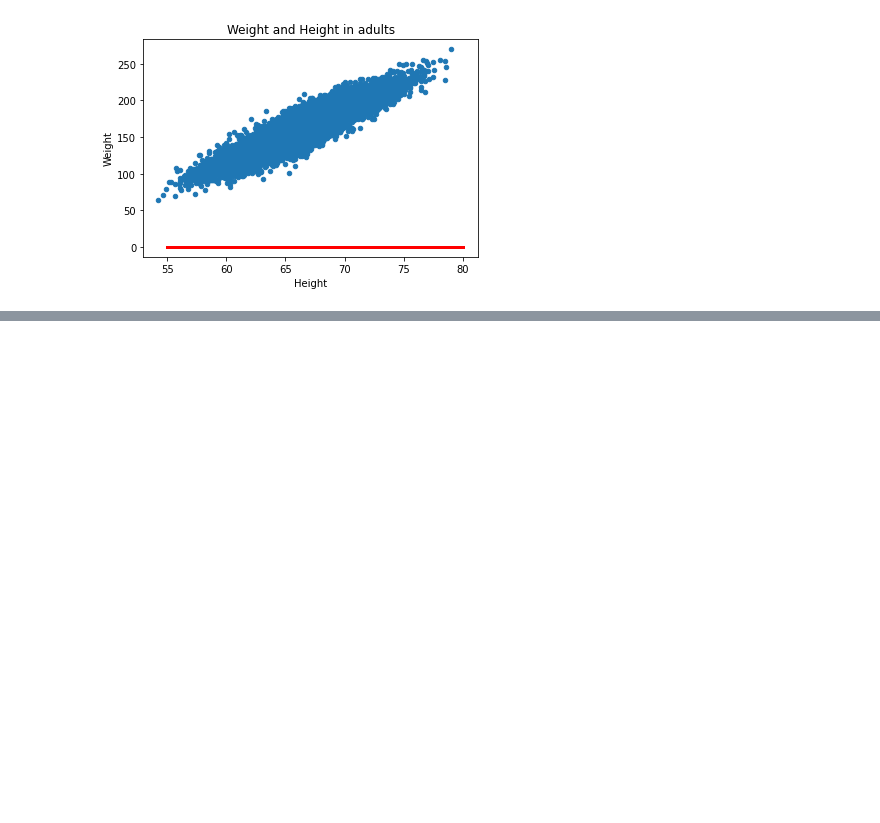
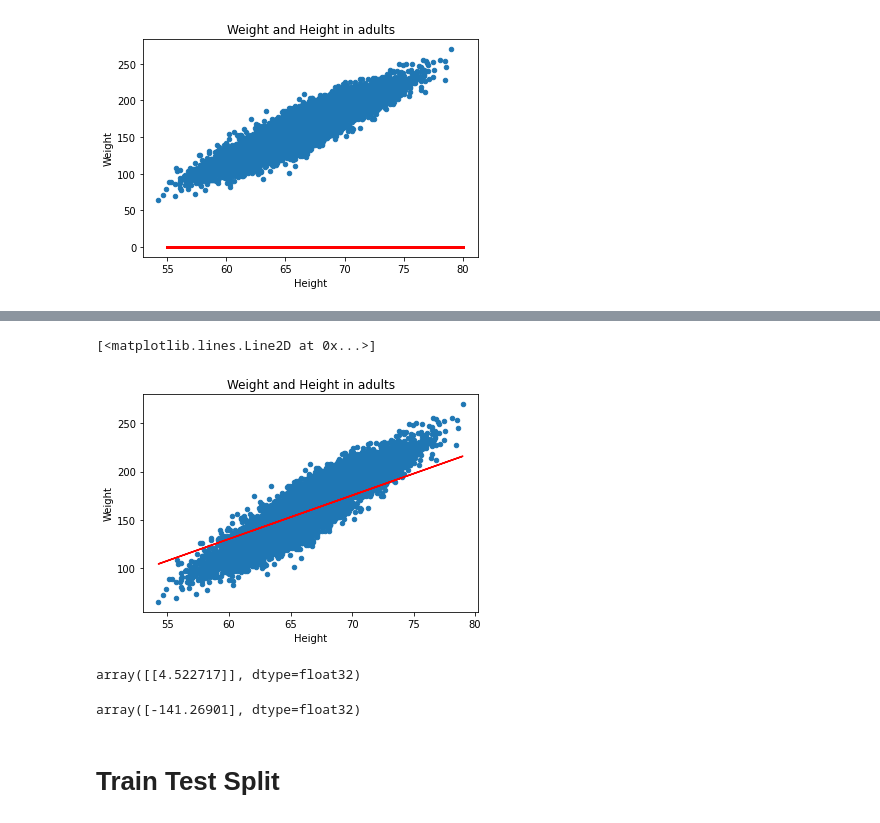
Before and after one commit to harinikanand03/Notebooks, a Jupyter notebook: MLNotebooks2022/LinearRegression.ipynb, the cells around one changed output, grey strips where cells are left out. Drawn from its saved outputs; the diff is of its cells as text; code cells hidden in the pictures; blank space fills up the shorter version.

```diff
--- a/MLNotebooks2022/LinearRegression.ipynb
+++ b/MLNotebooks2022/LinearRegression.ipynb
@@ -75,0 +128,3 @@ def mean_squared_error(y_true, y_pred):
+# %%
+model = Sequential()
+model.add(Dense(1, input_shape=(1,)))
@@ -75,0 +147,2 @@ def mean_squared_error(y_true, y_pred):
+# %%
+model.compile(Adam(lr=0.5),'mean_squared_error')
@@ -75,0 +151,2 @@ def mean_squared_error(y_true, y_pred):
+# %%
+model.fit(x,y_true,epochs=8)
@@ -75,0 +172,10 @@ def mean_squared_error(y_true, y_pred):
+# %%
+y_pred = model.predict(x)
+# %%
+data.plot.scatter(x='Height',
+                  y='Weight',
+                  title='Weight and Height in adults')
+plt.plot(x,y_pred, color='red')
+# %% [output]
+[<matplotlib.lines.Line2D at 0x...>]
+[figure, added]
@@ -75,0 +184,10 @@ def mean_squared_error(y_true, y_pred):
+# %%
+W
+# %% [output]
+array([[4.522717]], dtype=float32)
+# %%
+B
+# %% [output]
+array([-141.26901], dtype=float32)
+# %% [markdown]
+# Train Test Split
```
Also changed, not shown: parts of 24 cells of this notebook.
